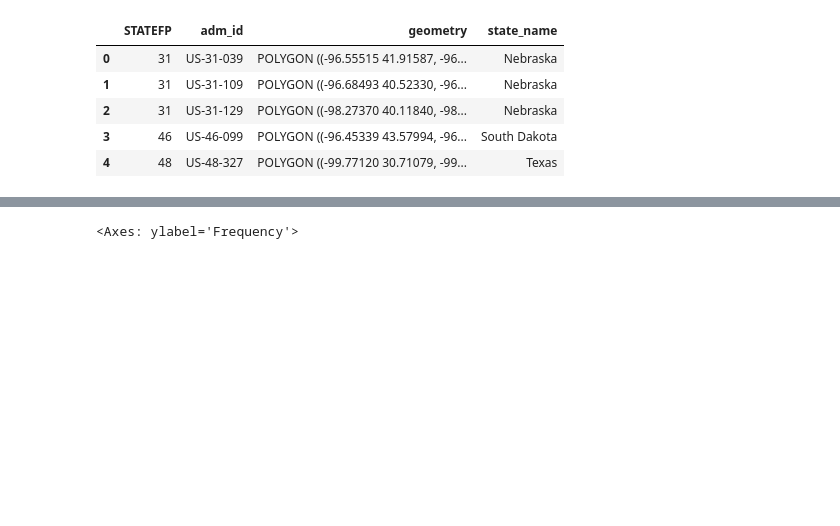
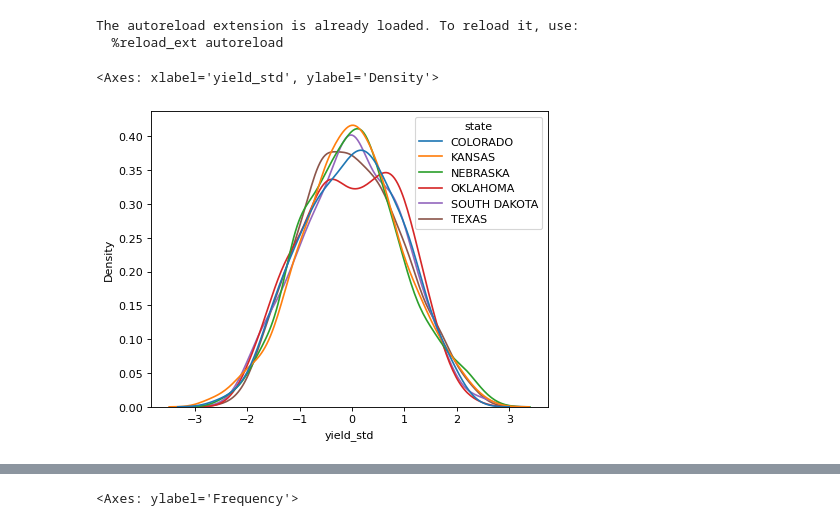
Before and after one commit to ellaampy/seasonal-yield-forecast, a Jupyter notebook: great_plains_us_wheat.ipynb, the cells around one changed output, grey strips where cells are left out. Drawn from its saved outputs; the diff is of its cells as text; code cells hidden in the pictures; blank space fills up the shorter version.

```diff
--- a/great_plains_us_wheat.ipynb
+++ b/great_plains_us_wheat.ipynb
@@ -10,7 +10,7 @@ from sklearn.model_selection import LeaveOneGroupOut, GridSearchCV
 from sklearn.ensemble import RandomForestRegressor, AdaBoostRegressor
 from sklearn.tree import DecisionTreeRegressor
 from sklearn.linear_model import Ridge, Lasso, HuberRegressor
-from sklearn.metrics import root_mean_squared_error, mean_squared_error, mean_absolute_error, r2_score
+from sklearn.metrics import mean_squared_error, mean_absolute_error, r2_score
 from sklearn.preprocessing import StandardScaler
 from sklearn.feature_selection import SelectKBest, mutual_info_regression
 from sklearn.pipeline import Pipeline
@@ -21,15 +21,17 @@ pd.set_option('display.max_columns', 500)
 %load_ext autoreload
 %autoreload 2
 
-ecmwf_path = "data/preprocessed/US/ecmwf_era_wheat_US.csv"
-predictor_path = "data/preprocessed/US/ndvi_soil_soil_moisture_meteo_fpar_wheat_US_v2.csv"
+predictor_path = "data/preprocessed/US/cy_bench_16daybins_wheat_US.csv"
 yield_path = "data/CY-Bench/US/wheat/yield_wheat_US.csv"
 shapefile_path = "data/shapefiles/US/tl_2023_us_county/tl_2023_us_county.shp"
-relevant_adm_ids = [i.strip("\n").strip().strip("'") for i in open("data/great_plains_wheat_US.txt", "r").read().split(',')]
+#relevant_adm_ids = [i.strip("\n").strip().strip("'") for i in open("data/great_plains_wheat_US.txt", "r").read().split(',')]
 static_features = ["awc", "bulk_density", "drainage_class_2", "drainage_class_3", "drainage_class_4", "drainage_class_5", "drainage_class_6"]
 great_plains = {'08': 'Colorado', '20': 'Kansas', '31': 'Nebraska', '40': 'Oklahoma', '46': 'South Dakota', '48': 'Texas'}
-statefp_dict = {'01': 'ALABAMA', '02': 'ALASKA', '04': 'ARIZONA', '05': 'ARKANSAS', '06': 'CALIFORNIA', '08': 'COLORADO', '09': 'CONNECTICUT', '10': 'DELAWARE', '11': 'DISTRICT OF COLUMBIA', '12': 'FLORIDA', '13': 'GEORGIA', '15': 'HAWAII', '16': 'IDAHO', '17': 'ILLINOIS', '18': 'INDIANA', '19': 'IOWA', '20': 'KANSAS', '21': 'KENTUCKY', '22': 'LOUISIANA', '23': 'MAINE', '24': 'MARYLAND', '25': 'MASSACHUSETTS', '26': 'MICHIGAN', '27': 'MINNESOTA', '28': 'MISSISSIPPI', '29': 'MISSOURI', '30': 'MONTANA', '31': 'NEBRASKA', '32': 'NEVADA', '33': 'NEW HAMPSHIRE', '34': 'NEW JERSEY', '35': 'NEW MEXICO', '36': 'NEW YORK', '37': 'NORTH CAROLINA', '38': 'NORTH DAKOTA', '39': 'OHIO', '40': 'OKLAHOMA', '41': 'OREGON', '42': 'PENNSYLVANIA', '44': 'RHODE ISLAND', '45': 'SOUTH CAROLINA', '46': 'SOUTH DAKOTA', '47': 'TENNESSEE', '48': 'TEXAS', '49': 'UTAH', '50': 'VERMONT', '51': 'VIRGINIA', '53': 'WASHINGTON', '54': 'WEST VIRGINIA', '55': 'WISCONSIN', '56': 'WYOMING'}
+#statefp_dict = {'01': 'ALABAMA', '02': 'ALASKA', '04': 'ARIZONA', '05': 'ARKANSAS', '06': 'CALIFORNIA', '08': 'COLORADO', '09': 'CONNECTICUT', '10': 'DELAWARE', '11': 'DISTRICT OF COLUMBIA', '12': 'FLORIDA', '13': 'GEORGIA', '15': 'HAWAII', '16': 'IDAHO', '17': 'ILLINOIS', '18': 'INDIANA', '19': 'IOWA', '20': 'KANSAS', '21': 'KENTUCKY', '22': 'LOUISIANA', '23': 'MAINE', '24': 'MARYLAND', '25': 'MASSACHUSETTS', '26': 'MICHIGAN', '27': 'MINNESOTA', '28': 'MISSISSIPPI', '29': 'MISSOURI', '30': 'MONTANA', '31': 'NEBRASKA', '32': 'NEVADA', '33': 'NEW HAMPSHIRE', '34': 'NEW JERSEY', '35': 'NEW MEXICO', '36': 'NEW YORK', '37': 'NORTH CAROLINA', '38': 'NORTH DAKOTA', '39': 'OHIO', '40': 'OKLAHOMA', '41': 'OREGON', '42': 'PENNSYLVANIA', '44': 'RHODE ISLAND', '45': 'SOUTH CAROLINA', '46': 'SOUTH DAKOTA', '47': 'TENNESSEE', '48': 'TEXAS', '49': 'UTAH', '50': 'VERMONT', '51': 'VIRGINIA', '53': 'WASHINGTON', '54': 'WEST VIRGINIA', '55': 'WISCONSIN', '56': 'WYOMING'}
 temporal_prefixes = ["tavg", "prec", "tmin", "tmax", "ndvi", "fpar", "rad", "et0", "cwb", "ssm", "rsm"]
+# %% [output]
+The autoreload extension is already loaded. To reload it, use:
+  %reload_ext autoreload
 # %%
 us = gpd.read_file(shapefile_path)
 us = us.assign(adm_id="US-" + us["STATEFP"] + "-" + us["COUNTYFP"])
@@ -38,12 +40,20 @@ study_region = (us
                 .assign(state_name=lambda x: x["STATEFP"].map(great_plains))
                 .reset_index(drop=True)
                 )
-# %%
-study_region.head()
-# %% [output]
-|  | STATEFP | adm_id | geometry | state_name |
-| 0 | 31 | US-31-039 | POLYGON ((-96.55515 41.91587, -96... | Nebraska |
-| 1 | 31 | US-31-109 | POLYGON ((-96.68493 40.52330, -96... | Nebraska |
-| 2 | 31 | US-31-129 | POLYGON ((-98.27370 40.11840, -98... | Nebraska |
-| 3 | 46 | US-46-099 | POLYGON ((-96.45339 43.57994, -96... | South Dakota |
-| 4 | 48 | US-48-327 | POLYGON ((-99.77120 30.71079, -99... | Texas |
+# %%
+yield_train_val = yield_df.loc[yield_df["harvest_year"].between(2002, 2019)].reset_index(drop=True)
+yield_train = yield_df.loc[yield_df["harvest_year"].between(2002, 2016)].reset_index(drop=True)
+# %%
+yield_train = yield_train.assign(yield_std=(yield_train["yield"] - yield_train["yield"].mean())/ yield_train["yield"].std())
+# %%
+means = yield_train.groupby("adm_id")["yield"].transform("mean")
+means = means[~means.index.duplicated(keep='first')]
+stds = yield_train.groupby("adm_id")["yield"].transform("std")
+stds = stds[~stds.index.duplicated(keep='first')]
+
+yield_train = yield_train.assign(yield_std=(yield_train["yield"] - means)/ stds)
+# %%
+sns.kdeplot(data=yield_train, x="yield_std", common_norm=False, hue="state", multiple="layer")
+# %% [output]
+<Axes: xlabel='yield_std', ylabel='Density'>
+[figure, added]
```
Also changed, not shown: parts of 3 cells of this notebook, 3 other files.
